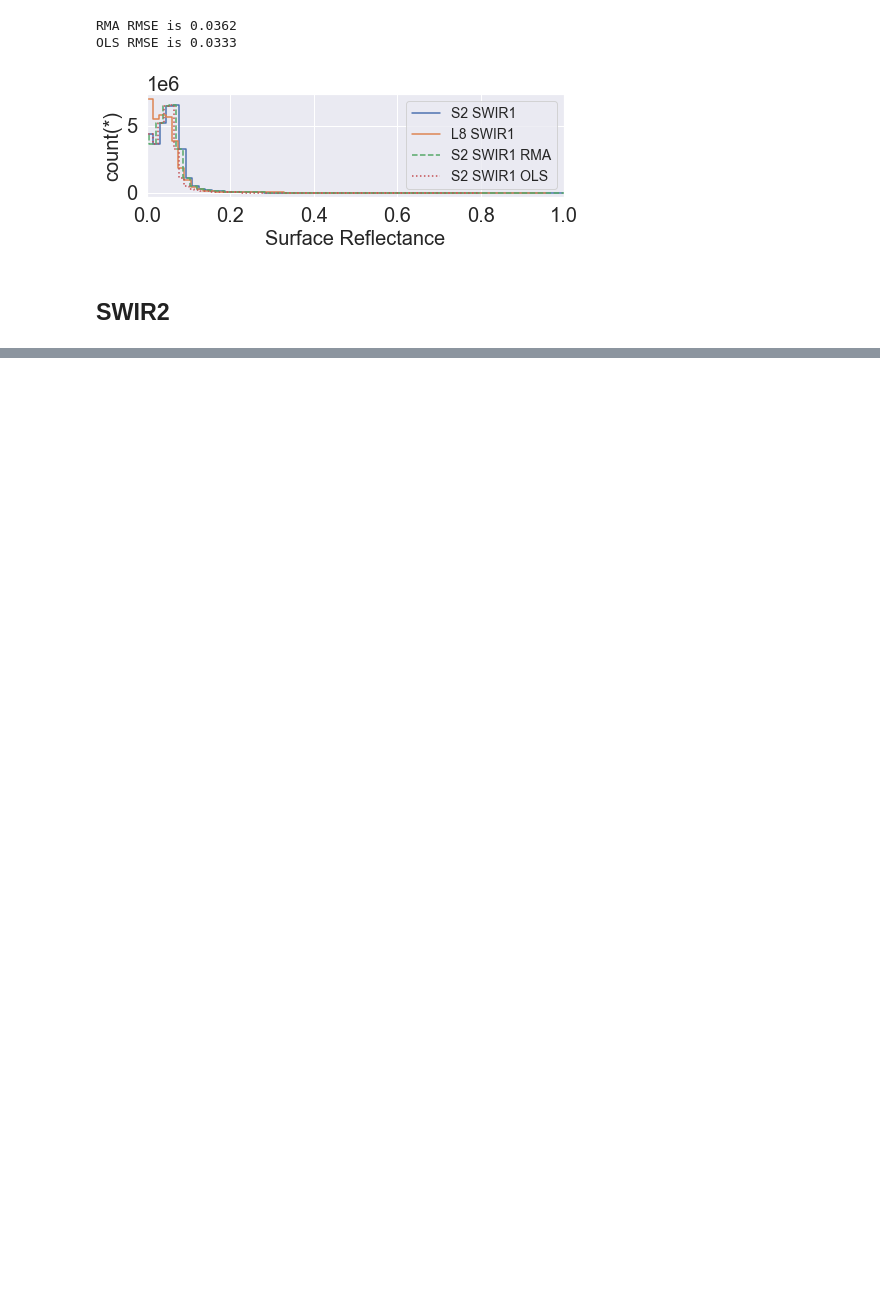
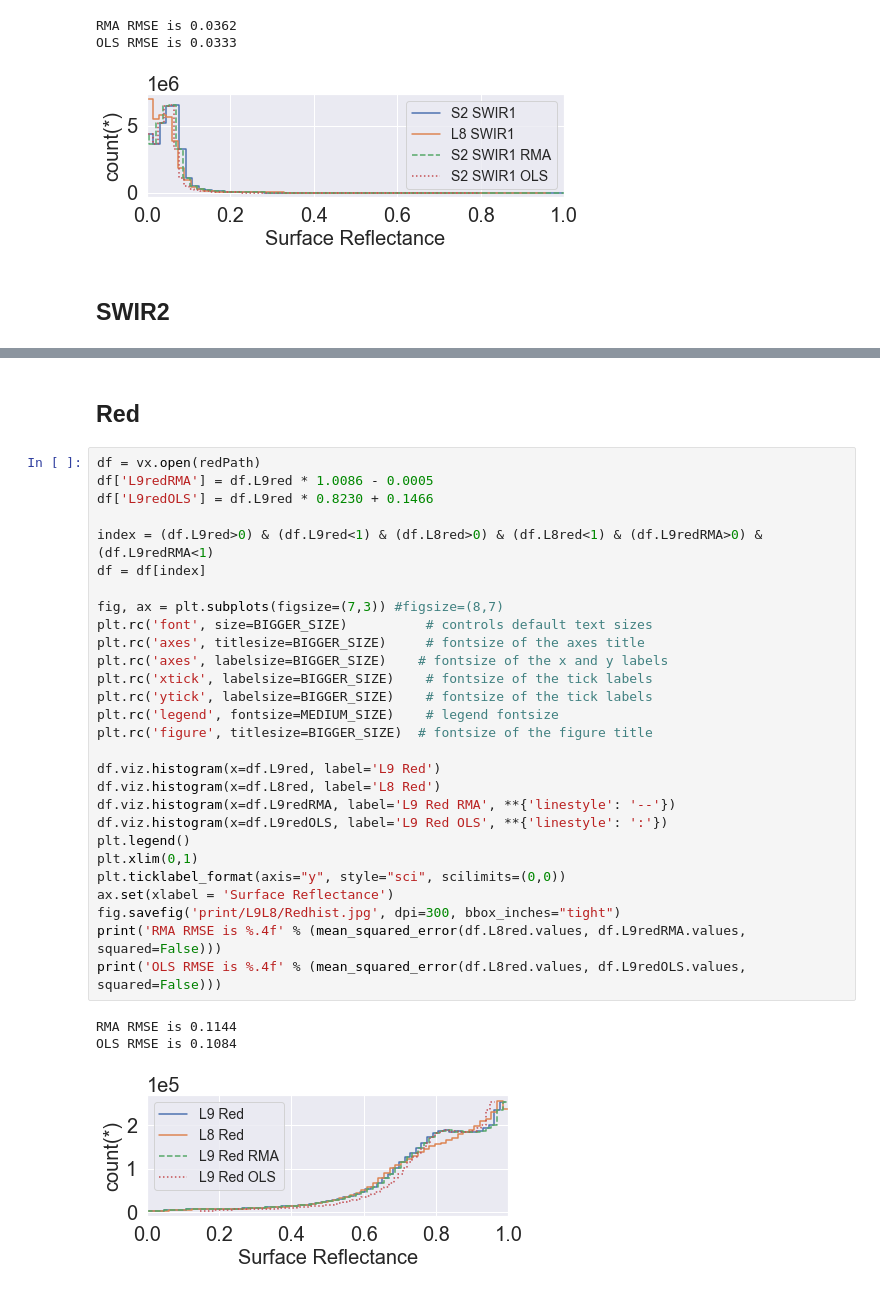
Before and after one commit to fsn1995/Remote-Sensing-of-Albedo, a Jupyter notebook: script/regressionEvaluation.ipynb, the cells around one changed output, grey strips where cells are left out. Saved outputs shown, nothing was run; the diff lists cells and outputs as text; blank space fills up the shorter version.

```diff
--- a/script/regressionEvaluation.ipynb
+++ b/script/regressionEvaluation.ipynb
@@ -482,0 +514,34 @@ OLS RMSE is 0.0338
+# %% [markdown]
+## Red
+# %%
+df = vx.open(redPath)
+df['L9redRMA'] = df.L9red * 1.0086 - 0.0005
+df['L9redOLS'] = df.L9red * 0.8230 + 0.1466
+
+index = (df.L9red>0) & (df.L9red<1) & (df.L8red>0) & (df.L8red<1) & (df.L9redRMA>0) & (df.L9redRMA<1)
+df = df[index]
+
+fig, ax = plt.subplots(figsize=(7,3)) #figsize=(8,7)
+plt.rc('font', size=BIGGER_SIZE)          # controls default text sizes
+plt.rc('axes', titlesize=BIGGER_SIZE)     # fontsize of the axes title
+plt.rc('axes', labelsize=BIGGER_SIZE)    # fontsize of the x and y labels
+plt.rc('xtick', labelsize=BIGGER_SIZE)    # fontsize of the tick labels
+plt.rc('ytick', labelsize=BIGGER_SIZE)    # fontsize of the tick labels
+plt.rc('legend', fontsize=MEDIUM_SIZE)    # legend fontsize
+plt.rc('figure', titlesize=BIGGER_SIZE)  # fontsize of the figure title
+
+df.viz.histogram(x=df.L9red, label='L9 Red')
+df.viz.histogram(x=df.L8red, label='L8 Red')
+df.viz.histogram(x=df.L9redRMA, label='L9 Red RMA', **{'linestyle': '--'})
+df.viz.histogram(x=df.L9redOLS, label='L9 Red OLS', **{'linestyle': ':'})
+plt.legend()
+plt.xlim(0,1)
+plt.ticklabel_format(axis="y", style="sci", scilimits=(0,0))
+ax.set(xlabel = 'Surface Reflectance')
+fig.savefig('print/L9L8/Redhist.jpg', dpi=300, bbox_inches="tight")
+print('RMA RMSE is %.4f' % (mean_squared_error(df.L8red.values, df.L9redRMA.values, squared=False)))
+print('OLS RMSE is %.4f' % (mean_squared_error(df.L8red.values, df.L9redOLS.values, squared=False)))
+# %% [output]
+RMA RMSE is 0.1144
+OLS RMSE is 0.1084
+[figure, added]
```
Also changed, not shown: parts of 27 cells of this notebook, 15 other files.
